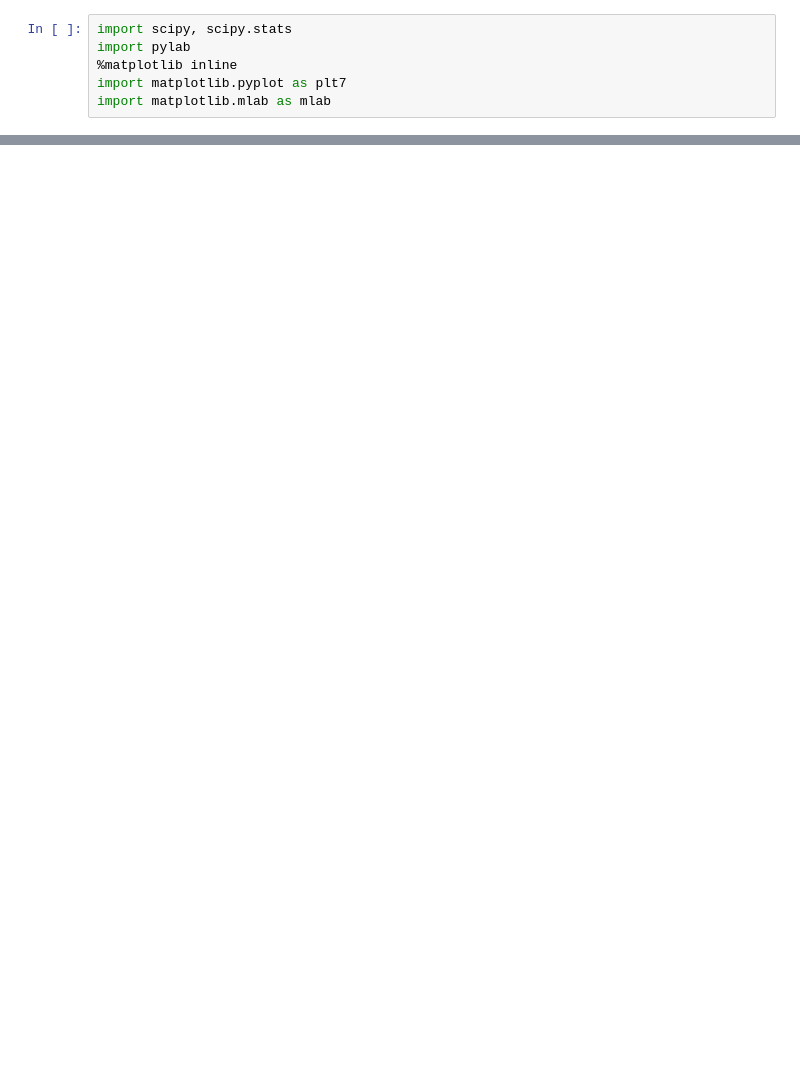
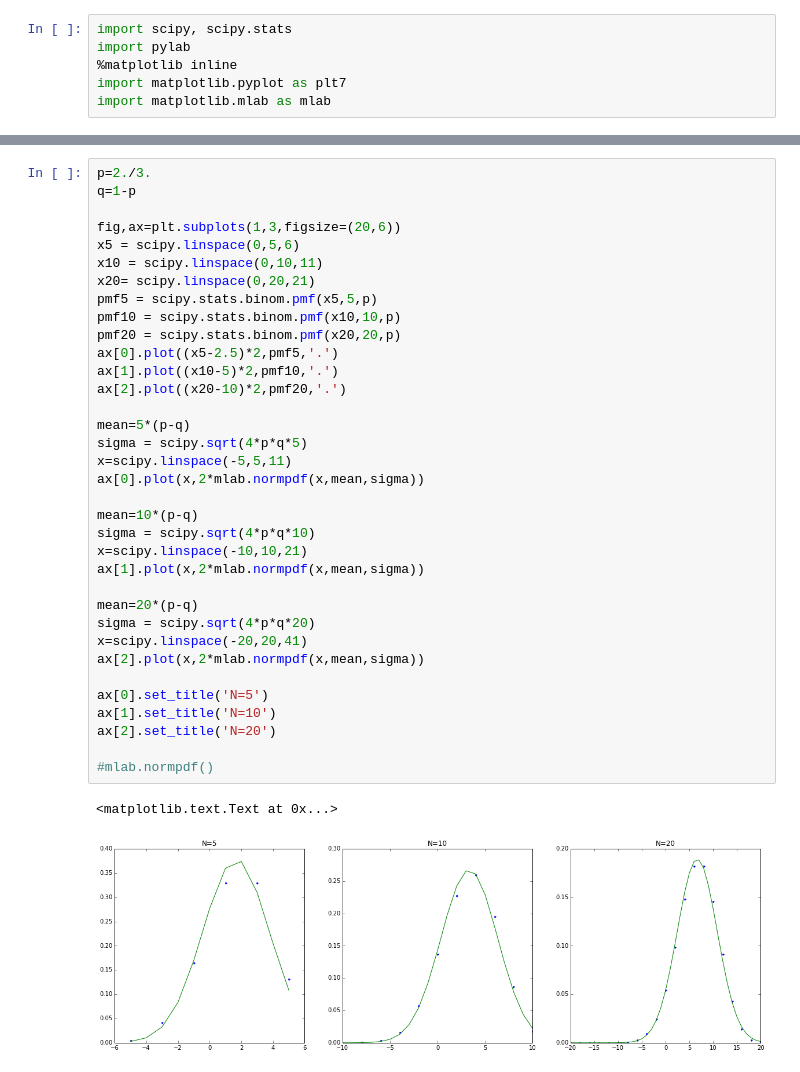
Before and after one commit to rethmecc/Phy411Assignments, a Jupyter notebook: 421QA1BN.ipynb, the cells around one changed output, grey strips where cells are left out. Cells and saved outputs as stored; diff of their text form; blank space fills up the shorter version.

```diff
--- a/421QA1BN.ipynb
+++ b/421QA1BN.ipynb
@@ -38,0 +45,38 @@ ax[2].plot(x,2*mlab.normpdf(x,mean,sigma))
+# %%
+p=2./3.
+q=1-p
+
+fig,ax=plt.subplots(1,3,figsize=(20,6))
+x5 = scipy.linspace(0,5,6)
+x10 = scipy.linspace(0,10,11)
+x20= scipy.linspace(0,20,21)
+pmf5 = scipy.stats.binom.pmf(x5,5,p)
+pmf10 = scipy.stats.binom.pmf(x10,10,p)
+pmf20 = scipy.stats.binom.pmf(x20,20,p)
+ax[0].plot((x5-2.5)*2,pmf5,'.')
+ax[1].plot((x10-5)*2,pmf10,'.')
+ax[2].plot((x20-10)*2,pmf20,'.')
+
+mean=5*(p-q)
+sigma = scipy.sqrt(4*p*q*5)
+x=scipy.linspace(-5,5,11)
+ax[0].plot(x,2*mlab.normpdf(x,mean,sigma))
+
+mean=10*(p-q)
+sigma = scipy.sqrt(4*p*q*10)
+x=scipy.linspace(-10,10,21)
+ax[1].plot(x,2*mlab.normpdf(x,mean,sigma))
+
+mean=20*(p-q)
+sigma = scipy.sqrt(4*p*q*20)
+x=scipy.linspace(-20,20,41)
+ax[2].plot(x,2*mlab.normpdf(x,mean,sigma))
+
+ax[0].set_title('N=5')
+ax[1].set_title('N=10')
+ax[2].set_title('N=20')
+
+#mlab.normpdf()
+# %% [output]
+<matplotlib.text.Text at 0x...>
+[figure, added]
```
Also changed, not shown: parts of 1 cell of this notebook.
